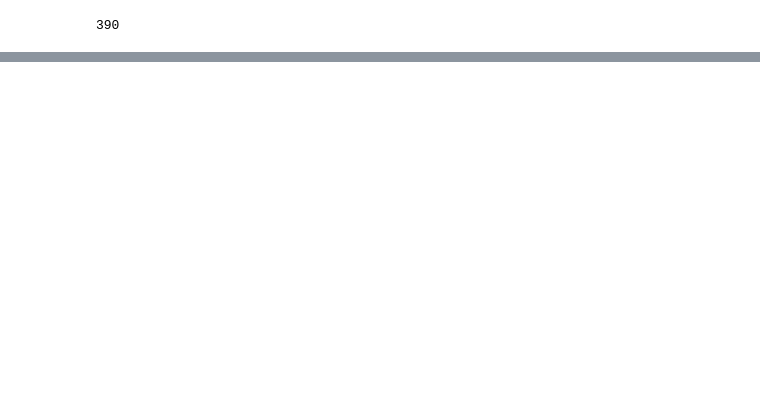
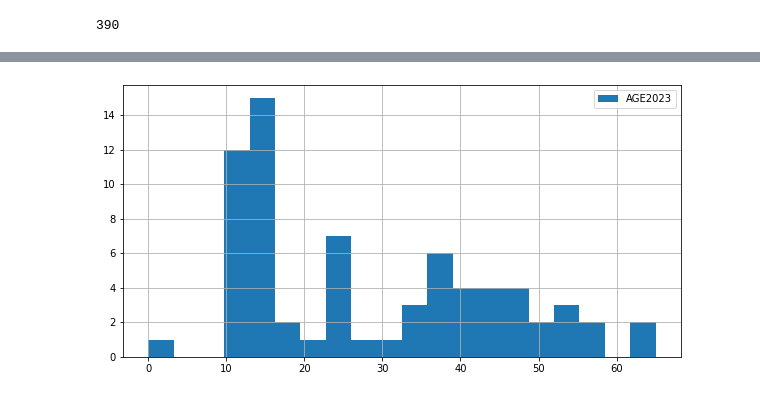
Before and after one commit to emmanuelvaie/google_colab, a Jupyter notebook: etude_licences.ipynb, the cells around one changed output, grey strips where cells are left out. Saved outputs shown, nothing was run; the diff lists cells and outputs as text; code cells hidden in the pictures; blank space fills up the shorter version.

```diff
--- a/etude_licences.ipynb
+++ b/etude_licences.ipynb
@@ -91,3 +91,7 @@ except:
 
 
 set_with_dataframe(licences_reprocessed, df_lost)
+# %%
+df_join = df_2023.join(df_2022.set_index('NO ADHERENT'), on='NO ADHERENT', lsuffix='2023', rsuffix='2022')
+# %%
+ df_new= df_join[df_join['NOM2022'].isna()]
@@ -93,0 +107,4 @@ set_with_dataframe(licences_reprocessed, df_lost)
+# %%
+hist_new = df_new['AGE2023'].hist(bins=20, legend=True,figsize =(10,5))
+# %% [output]
+[figure, added]
```
Also changed, not shown: parts of 5 cells of this notebook.
